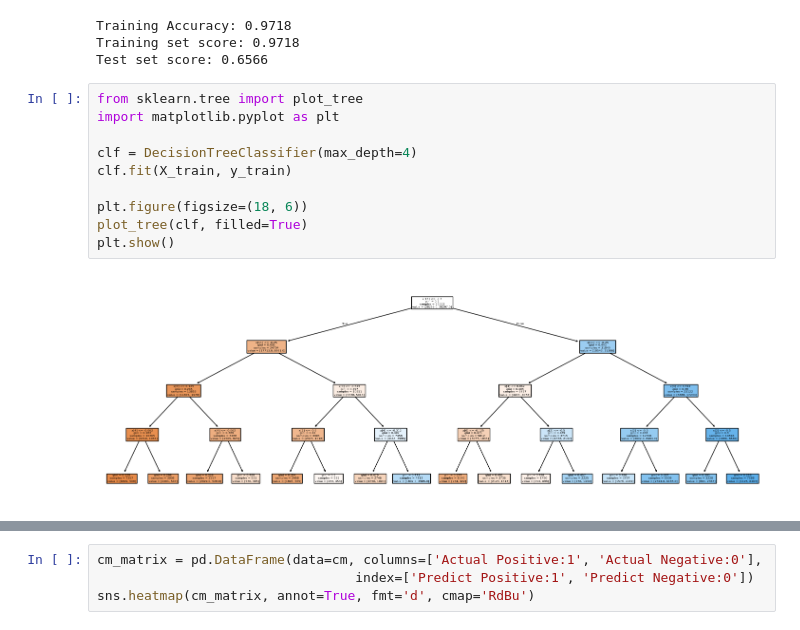
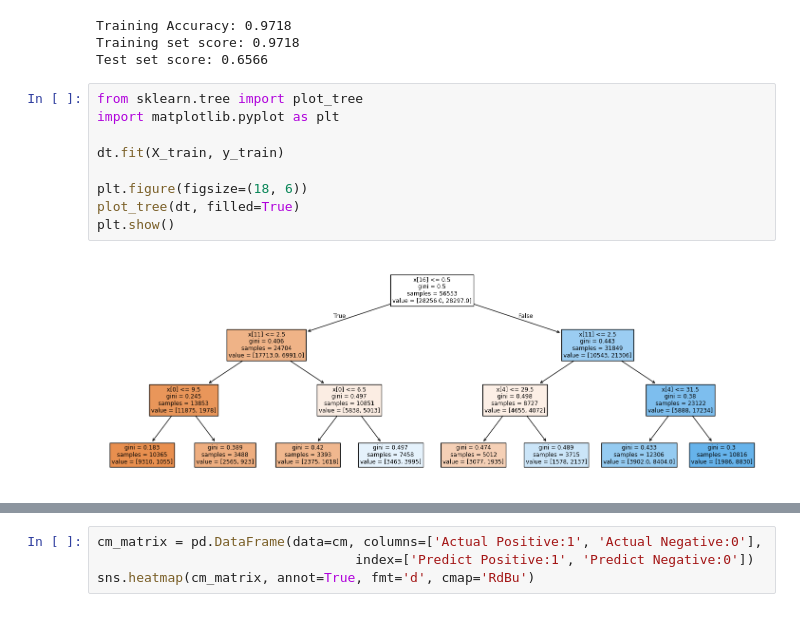
Before and after one commit to aarshabh/Diabetes-Prediction-Model, a Jupyter notebook: Term Project.ipynb, the cells around one changed output, grey strips where cells are left out. Saved outputs shown, nothing was run; the diff lists cells and outputs as text.

```diff
--- a/Term Project.ipynb
+++ b/Term Project.ipynb
@@ -852,15 +853,14 @@ Test set score: 0.6566
 # %%
 from sklearn.tree import plot_tree
 import matplotlib.pyplot as plt
 
-clf = DecisionTreeClassifier(max_depth=4)
-clf.fit(X_train, y_train)
+dt.fit(X_train, y_train)
 
 plt.figure(figsize=(18, 6))
-plot_tree(clf, filled=True)
+plot_tree(dt, filled=True)
 plt.show()
 # %% [output]
-[figure, old version]
+[figure, new version]
 # %%
 feature_names = X.columns.values
 
```
Also changed, not shown: parts of 5 cells of this notebook.
